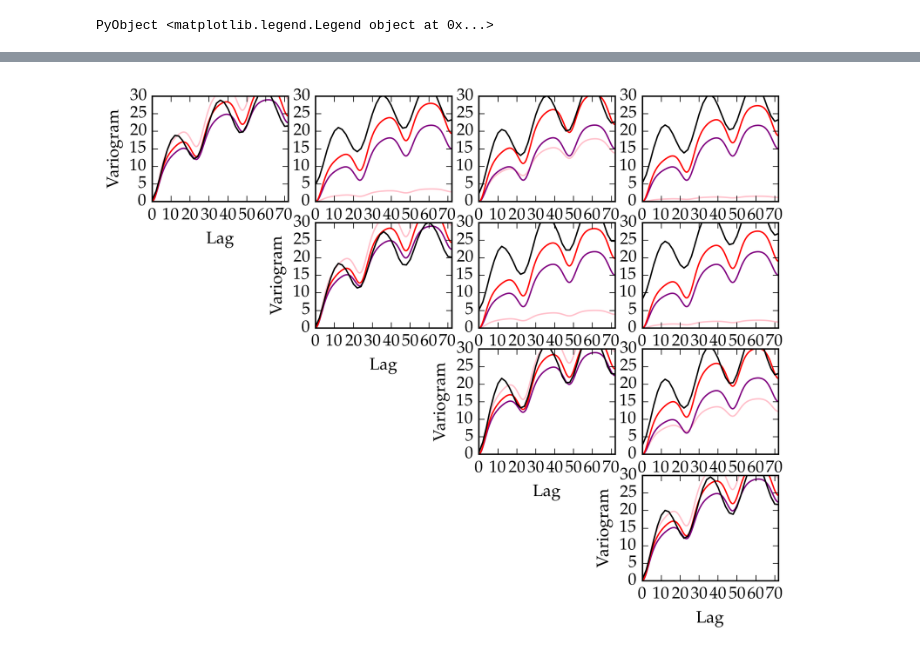
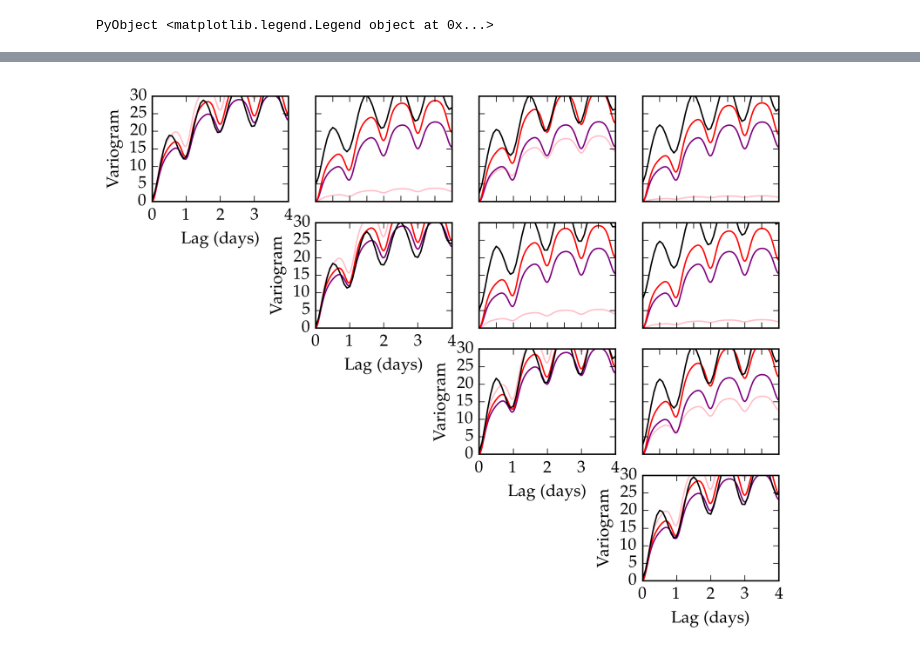
Before and after one commit to maximerischard/TemperatureImputations.jl, a Jupyter notebook: JuliaGP_spatial_variogram.ipynb, the cells around one changed output, grey strips where cells are left out. Saved outputs shown, nothing was run; the diff lists cells and outputs as text; code cells hidden in the pictures.

```diff
--- a/JuliaGP_spatial_variogram.ipynb
+++ b/JuliaGP_spatial_variogram.ipynb
@@ -221,9 +231,11 @@ nbins=length(timebins)
 # %%
 group_stations = groupby(hourly_cat, :station);
 # %%
-function cross_variog{Vt<:AbstractVector,Vy<:AbstractVector}(times_i::Vt, times_j::Vt, temp_i::Vy, temp_j::Vy, timebins::AbstractVector)
+function cross_variog{Vt<:AbstractVector{Float64},Vy<:AbstractVector{Float64}}(times_i::Vt, times_j::Vt, temp_i::Vy, temp_j::Vy, timebins::AbstractVector)
     v = Variogram(timebins)
-    for i in 1:length(times_i)
+    temp_i = temp_i .- mean(temp_i)
+    temp_j = temp_j .- mean(temp_j)
+    @inbounds for i in 1:length(times_i)
         t_i = times_i[i]
         y_i = temp_i[i]
         for j in 1:length(times_j)
@@ -256,0 +269,10 @@ cross_variog (generic function with 2 methods)
+# %%
+station_i=1
+station_j=2
+data_i = group_stations[station_i]
+data_j = group_stations[station_j]
+times_i = data_i[:ts].values
+times_j = data_j[:ts].values
+temp_i = data_i[:temp].values
+temp_j = data_j[:temp].values
+@code_warntype cross_variog(times_i, times_j, temp_i, temp_j, timebins);
@@ -279,7 +320,7 @@ for station_i in 1:4
         x = convert(Vector{Float64},v.bins)
         d = pairwiseEuclid[station_i,station_j]
         fitted_cov = [cov(k_spatiotemporal, [0.0,r,0.0], [r,d,0.0]) for r in x]
-        plt.plot(x, fitted_cov[1].-fitted_cov, color="pink")
+        plt.plot(x, exp(2.0*logNoise).+fitted_cov[1].-fitted_cov, color="pink")
         plt.plot(x, y, color="black")
         if station_i == station_j
             plt.xlabel("Lag")
@@ -442,26 +493,33 @@ PyObject <matplotlib.legend.Legend object at 0x...>
 # %%
 for station_i in 1:4
     for station_j in station_i:4
         v=all_cross_variogs[station_i,station_j]
         plt.subplot(4,4,(station_i-1)*4+station_j)
         y = variog(v)
         x = convert(Vector{Float64},v.bins)
         d = pairwiseEuclid[station_i,station_j]
         xx = minimum(x):0.1:maximum(x)
+        σy2 = exp(2.0*logNoise)
         fitted_cov = [cov(k_spatiotemporal, [0.0,r,0.0], [r,d,0.0]) for r in xx]
-        plt.plot(xx, fitted_cov[1].-fitted_cov, color="pink")
+        plt.plot(xx./24, σy2.+fitted_cov[1].-fitted_cov, color="pink")
         fitted_cov = [cov(k_spatiotemporal_3, [0.0,r,0.0], [r,d,0.0]) for r in xx]
-        plt.plot(xx, fitted_cov[1].-fitted_cov, color="purple")
+        plt.plot(xx./24, σy2.+fitted_cov[1].-fitted_cov, color="purple")
         fitted_cov = [cov(k_spatiotemporal_4, [0.0,r,0.0], [r,d,0.0]) for r in xx]
-        plt.plot(xx, fitted_cov[1].-fitted_cov, color="red")
-        plt.plot(x, y, color="black")
+        plt.plot(xx./24, σy2.+fitted_cov[1].-fitted_cov, color="red")
+        plt.plot(x./24, y, color="black")
         if station_i == station_j
-            plt.xlabel("Lag")
+            plt.xlabel("Lag (days)")
             plt.ylabel("Variogram")
+            ax = plt.gca()
+            ax[:set_xticks](collect(minimum(x):maximum(x)))
+        else
+            ax = plt.gca()
+            ax[:set_xticklabels]([])
+            ax[:set_yticklabels]([])
         end
-        plt.xlim(0,24*3)
+        plt.xlim(0,4)
         plt.ylim(0,30)
     end
 end
 # %% [output]
-[figure, old version]
+[figure, new version]
```
Also changed, not shown: parts of 12 cells of this notebook, 4 other files.
